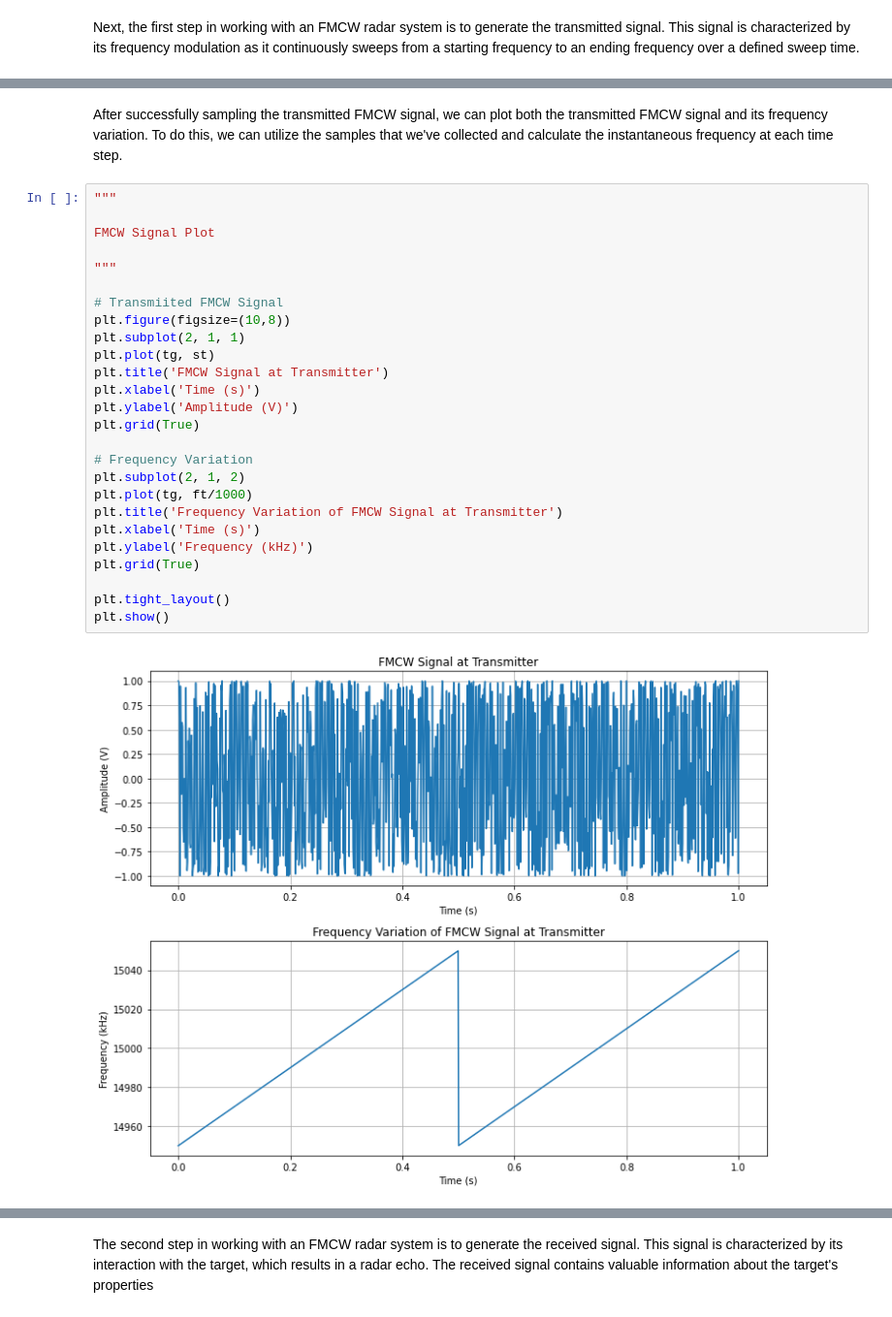
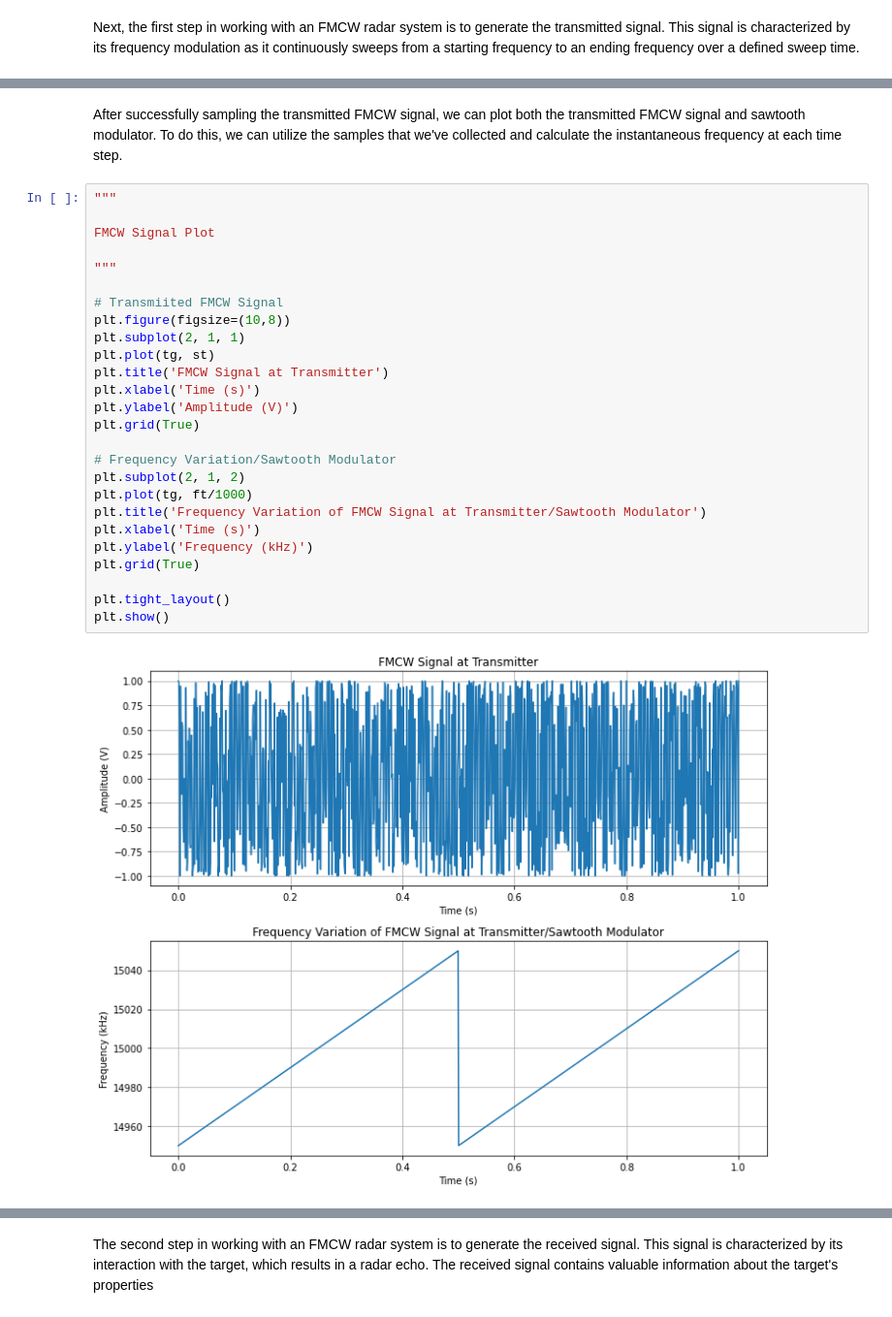
Before and after one commit to naufalmuafi/fmcw-radar_multiple-target, a Jupyter notebook: fmcw-radar_multiple-target.ipynb, the cells around one changed output, grey strips where cells are left out. Shown at 97% size. Cells and saved outputs as stored; diff of their text form.

```diff
--- a/fmcw-radar_multiple-target.ipynb
+++ b/fmcw-radar_multiple-target.ipynb
@@ -68,32 +68,32 @@ for i in range(len(tg)):
     st[i] = np.cos(2*np.pi*fc*tg_i + np.pi*bw*fr*(tg_i**2))
     ft[i] = fc + bw*fr*tg_i
 # %% [markdown]
-After successfully sampling the transmitted FMCW signal, we can plot both the transmitted FMCW signal and its frequency variation. To do this, we can utilize the samples that we've collected and calculate the instantaneous frequency at each time step.
+After successfully sampling the transmitted FMCW signal, we can plot both the transmitted FMCW signal and sawtooth modulator. To do this, we can utilize the samples that we've collected and calculate the instantaneous frequency at each time step.
 # %%
 """
 
 FMCW Signal Plot
 
 """
 
 # Transmiited FMCW Signal
 plt.figure(figsize=(10,8))
 plt.subplot(2, 1, 1)
 plt.plot(tg, st)
 plt.title('FMCW Signal at Transmitter')
 plt.xlabel('Time (s)')
 plt.ylabel('Amplitude (V)')
 plt.grid(True)
 
-# Frequency Variation
+# Frequency Variation/Sawtooth Modulator
 plt.subplot(2, 1, 2)
 plt.plot(tg, ft/1000)
-plt.title('Frequency Variation of FMCW Signal at Transmitter')
+plt.title('Frequency Variation of FMCW Signal at Transmitter/Sawtooth Modulator')
 plt.xlabel('Time (s)')
 plt.ylabel('Frequency (kHz)')
 plt.grid(True)
 
 plt.tight_layout()
 plt.show()
 # %% [output]
-[figure, old version]
+[figure, new version]
```
Also changed, not shown: parts of 6 cells of this notebook.
